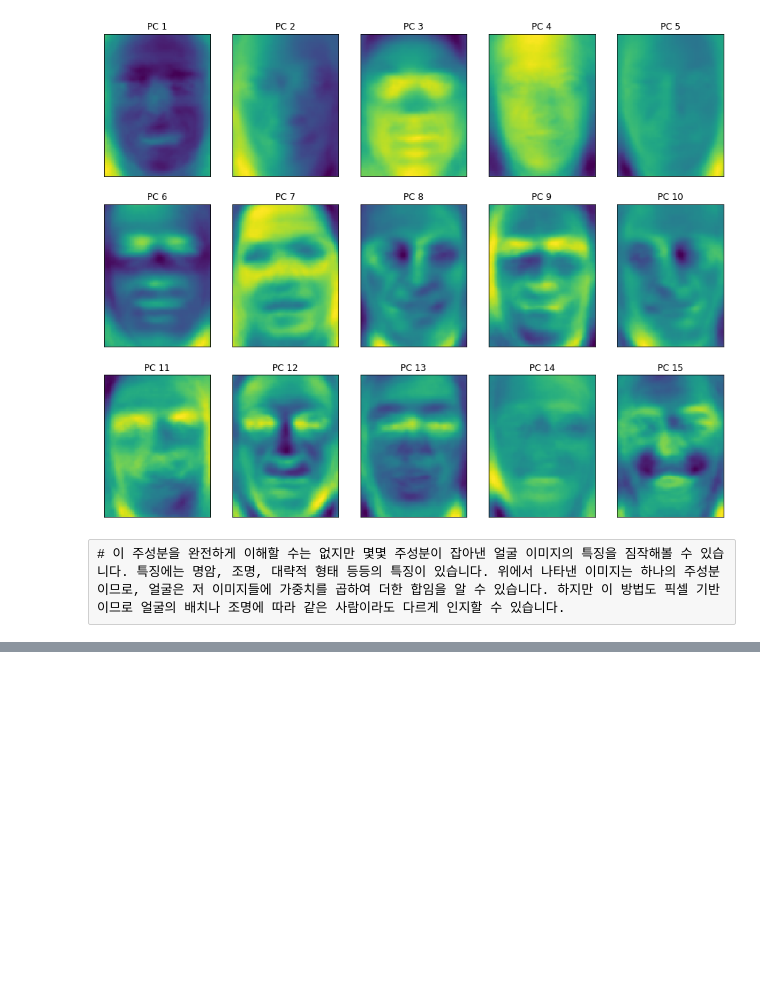
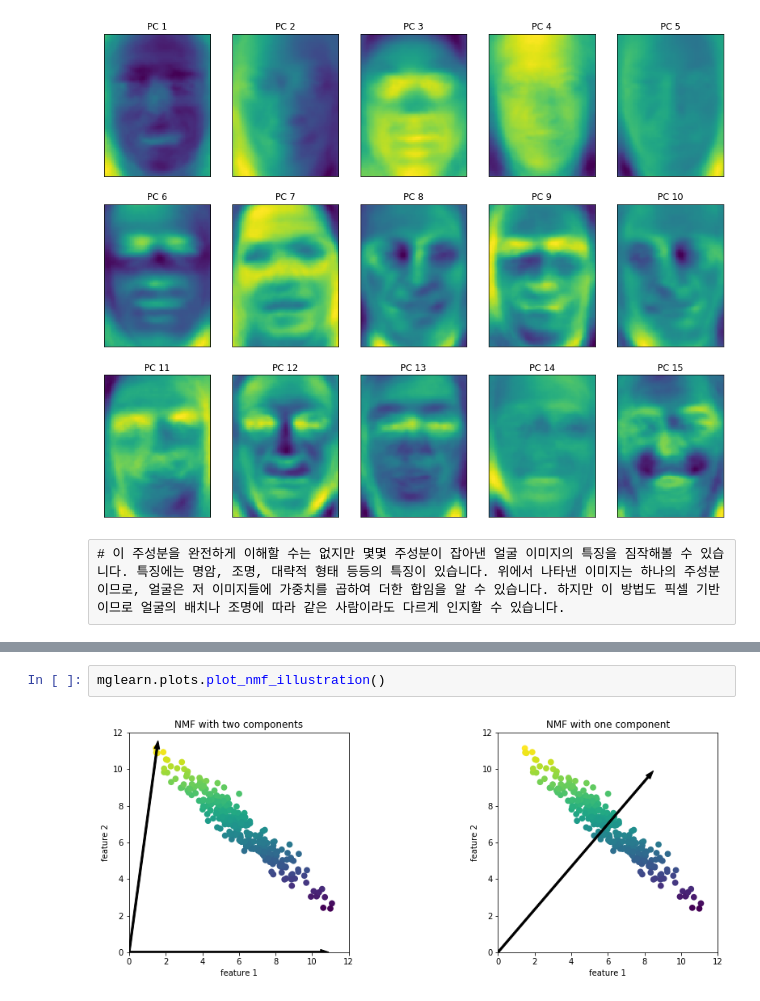
Before and after one commit to jinyoungcho/Machine-Learning-with-Python, a Jupyter notebook: Chapter3_1.ipynb, the cells around one changed output, grey strips where cells are left out. Saved outputs shown, nothing was run; the diff lists cells and outputs as text; blank space fills up the shorter version.

```diff
--- a/Chapter3_1.ipynb
+++ b/Chapter3_1.ipynb
@@ -157,0 +161,4 @@ for i, (component, ax) in enumerate(zip(pca.components_, axes.ravel())):
+# %%
+mglearn.plots.plot_nmf_illustration()
+# %% [output]
+[figure, added]
```
Also changed, not shown: parts of 19 cells of this notebook.
